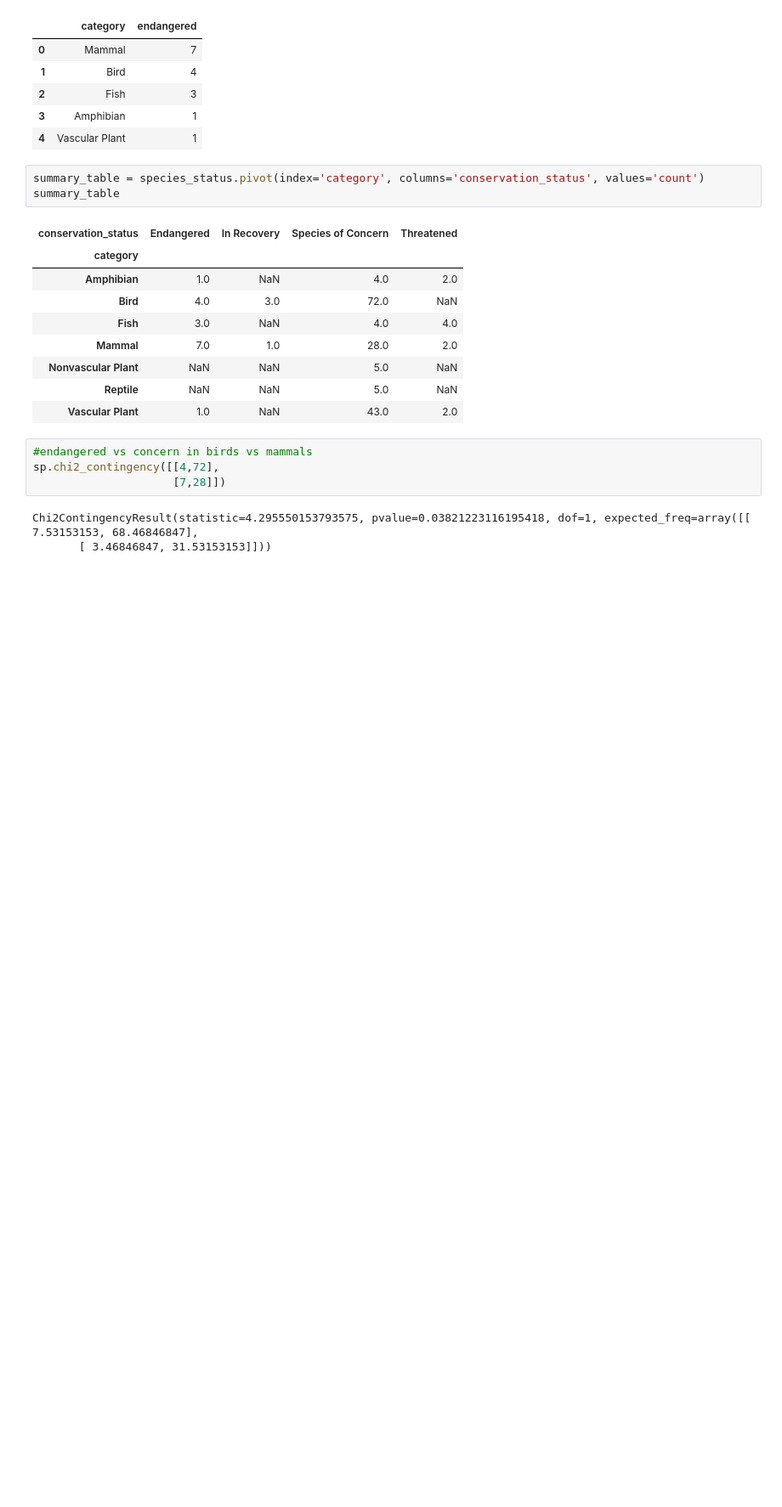
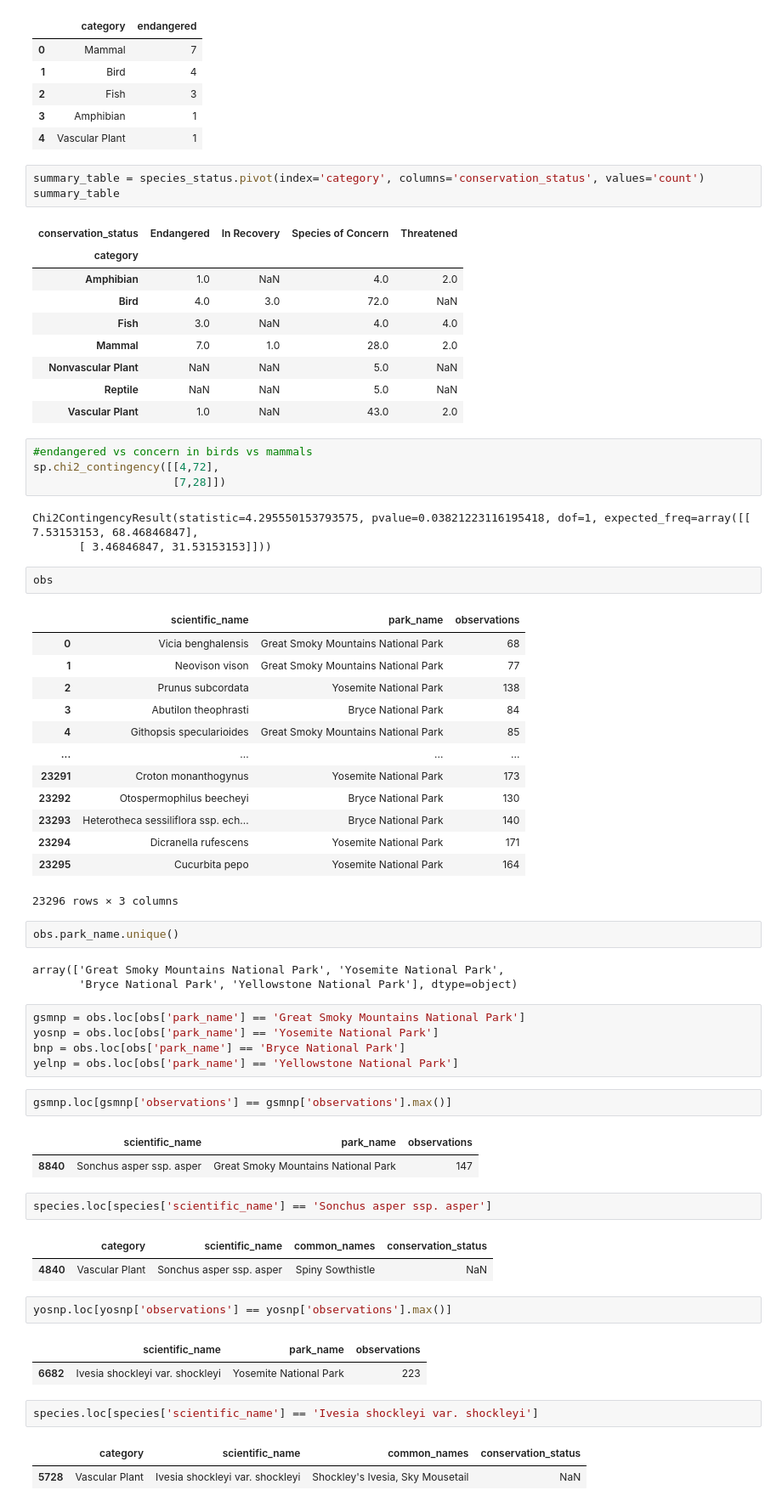
Before and after one commit to adowd11/codecademy, a Jupyter notebook: biodiversity_starter/biodiversity.ipynb, the cells around one changed output. Shown: that part at 85% size. Cells and saved outputs as stored; diff of their text form; blank space fills up the shorter version.

```diff
--- a/biodiversity_starter/biodiversity.ipynb
+++ b/biodiversity_starter/biodiversity.ipynb
@@ -139,3 +139,49 @@ sp.chi2_contingency([[4,72],
 # %% [output]
 Chi2ContingencyResult(statistic=4.295550153793575, pvalue=0.03821223116195418, dof=1, expected_freq=array([[ 7.53153153, 68.46846847],
        [ 3.46846847, 31.53153153]]))
+# %%
+obs
+# %% [output]
+|  | scientific_name | park_name | observations |
+| 0 | Vicia benghalensis | Great Smoky Mountains National Park | 68 |
+| 1 | Neovison vison | Great Smoky Mountains National Park | 77 |
+| 2 | Prunus subcordata | Yosemite National Park | 138 |
+| 3 | Abutilon theophrasti | Bryce National Park | 84 |
+| 4 | Githopsis specularioides | Great Smoky Mountains National Park | 85 |
+| ... | ... | ... | ... |
+| 23291 | Croton monanthogynus | Yosemite National Park | 173 |
+| 23292 | Otospermophilus beecheyi | Bryce National Park | 130 |
+| 23293 | Heterotheca sessiliflora ssp. ech... | Bryce National Park | 140 |
+| 23294 | Dicranella rufescens | Yosemite National Park | 171 |
+| 23295 | Cucurbita pepo | Yosemite National Park | 164 |
+23296 rows × 3 columns
+# %%
+obs.park_name.unique()
+# %% [output]
+array(['Great Smoky Mountains National Park', 'Yosemite National Park',
+       'Bryce National Park', 'Yellowstone National Park'], dtype=object)
+# %%
+gsmnp = obs.loc[obs['park_name'] == 'Great Smoky Mountains National Park']
+yosnp = obs.loc[obs['park_name'] == 'Yosemite National Park']
+bnp = obs.loc[obs['park_name'] == 'Bryce National Park']
+yelnp = obs.loc[obs['park_name'] == 'Yellowstone National Park']
+# %%
+gsmnp.loc[gsmnp['observations'] == gsmnp['observations'].max()]
+# %% [output]
+|  | scientific_name | park_name | observations |
+| 8840 | Sonchus asper ssp. asper | Great Smoky Mountains National Park | 147 |
+# %%
+species.loc[species['scientific_name'] == 'Sonchus asper ssp. asper']
+# %% [output]
+|  | category | scientific_name | common_names | conservation_status |
+| 4840 | Vascular Plant | Sonchus asper ssp. asper | Spiny Sowthistle | NaN |
+# %%
+yosnp.loc[yosnp['observations'] == yosnp['observations'].max()]
+# %% [output]
+|  | scientific_name | park_name | observations |
+| 6682 | Ivesia shockleyi var. shockleyi | Yosemite National Park | 223 |
+# %%
+species.loc[species['scientific_name'] == 'Ivesia shockleyi var. shockleyi']
+# %% [output]
+|  | category | scientific_name | common_names | conservation_status |
+| 5728 | Vascular Plant | Ivesia shockleyi var. shockleyi | Shockley's Ivesia, Sky Mousetail | NaN |
```
Also changed, not shown: parts of 4 cells of this notebook, 1 other file.
